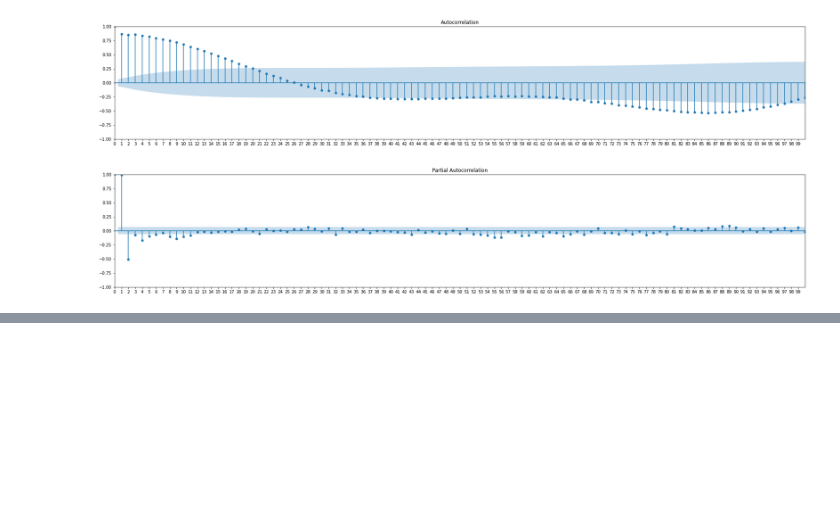
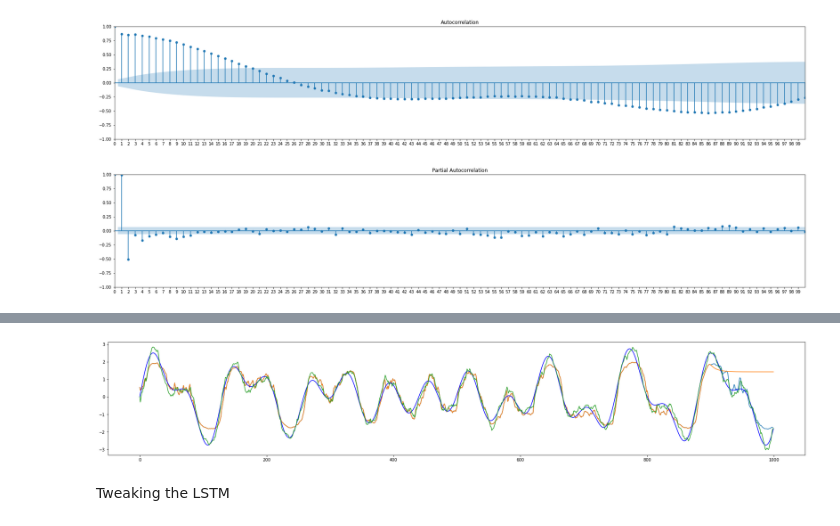
Before and after one commit to philhteoma/Msc-Data-Science-Thesis, a Jupyter notebook: lstm-sinwave.ipynb, the cells around one changed output, grey strips where cells are left out. Cells and saved outputs as stored; diff of their text form; code cells hidden in the pictures; blank space fills up the shorter version.

```diff
--- a/lstm-sinwave.ipynb
+++ b/lstm-sinwave.ipynb
@@ -361,0 +362,10 @@ ValueError: Must include nonzero seasonal periodicity if including seasonal AR,
+# %%
+plt.plot(fullTrain, label="Full")
+plt.plot(predictLast, label="Predicting")
+plt.plot(base_y, color="b")
+plt.plot(res.fittedvalues)
+plt.show()
+# %% [output]
+[figure, added]
+# %% [markdown]
+Tweaking the LSTM
```
Also changed, not shown: parts of 23 cells of this notebook.
